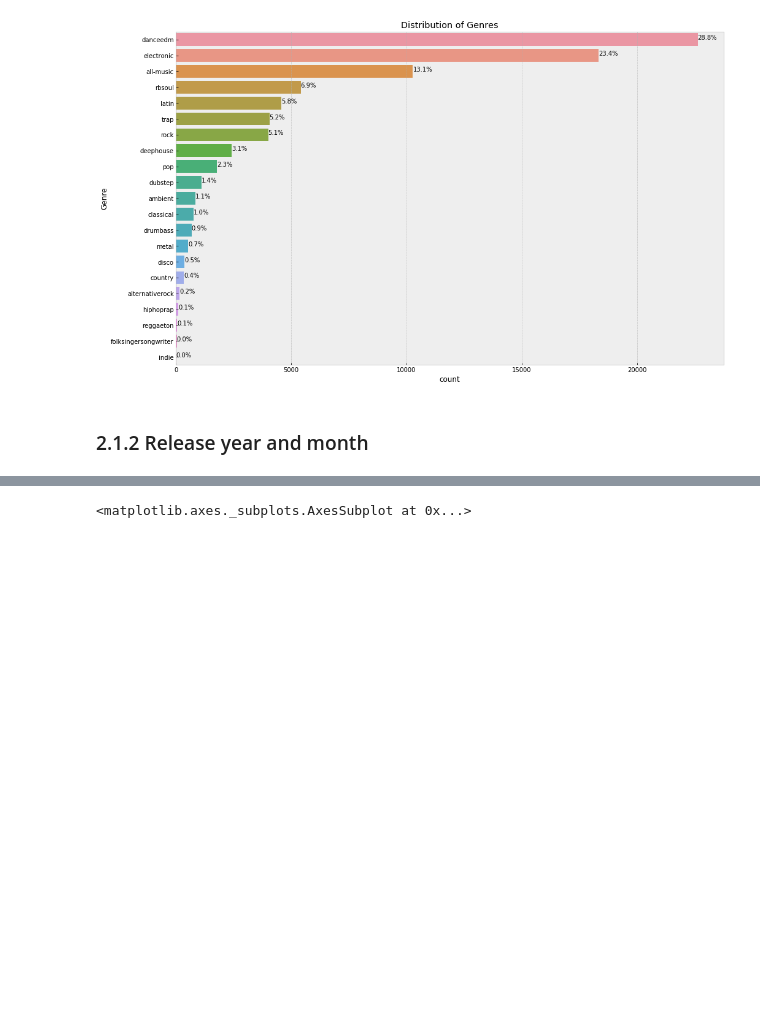
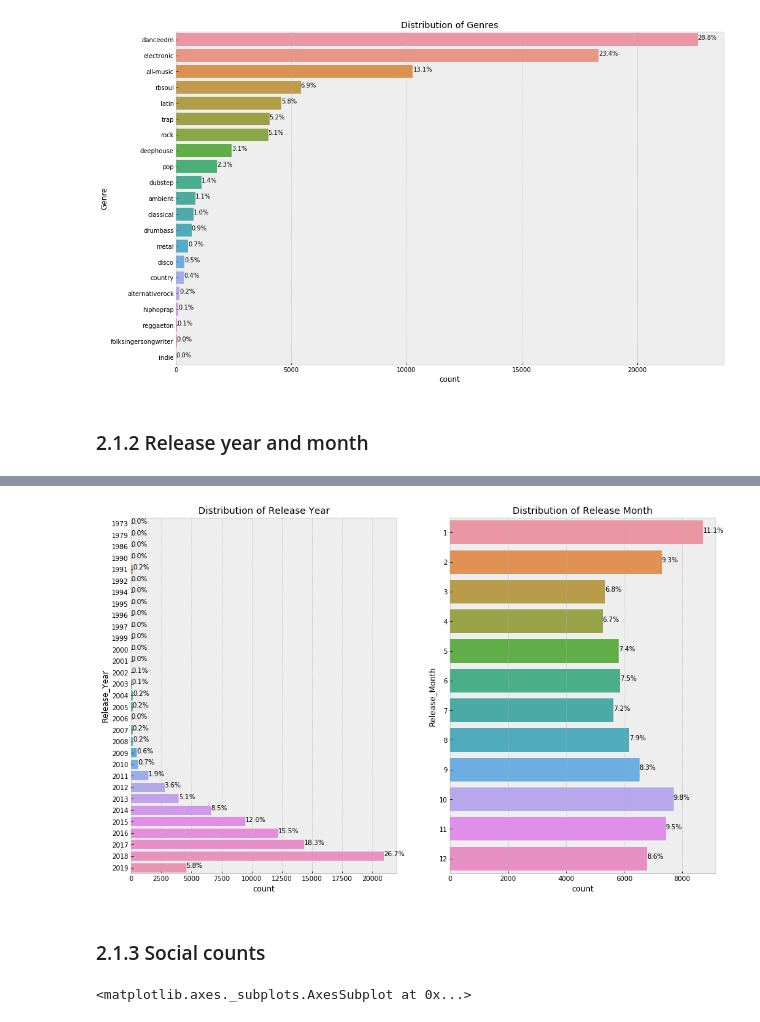
Before and after one commit to Shenghao1993/songs-popularity-prediction, a Jupyter notebook: 1.0-wsh-exploratory-data-analysis.ipynb, the cells around one changed output, grey strips where cells are left out. Saved outputs shown, nothing was run; the diff lists cells and outputs as text; code cells hidden in the pictures; blank space fills up the shorter version.

```diff
--- a/1.0-wsh-exploratory-data-analysis.ipynb
+++ b/1.0-wsh-exploratory-data-analysis.ipynb
@@ -121,3 +133,30 @@ plt.show()
+# %%
+f, ax = plt.subplots(1, 2, figsize=(16, 10))
+sns.countplot(y='Release_Year', data=train_df, ax=ax[0])
+ax[0].set_title('Distribution of Release Year')
+
+total = len(train_df['Release_Year'])
+for p in ax[0].patches:
+    percentage = '{:.1f}%'.format(100 * p.get_width()/total)
+    x = p.get_x() + p.get_width() + 0.02
+    y = p.get_y() + p.get_height()/2
+    ax[0].annotate(percentage, (x, y))
+
+sns.countplot(y='Release_Month', data=train_df, ax=ax[1])
+ax[1].set_title('Distribution of Release Month')
+
+total = len(train_df['Release_Year'])
+for p in ax[1].patches:
+    percentage = '{:.1f}%'.format(100 * p.get_width()/total)
+    x = p.get_x() + p.get_width() + 0.02
+    y = p.get_y() + p.get_height()/2
+    ax[1].annotate(percentage, (x, y))
+
+plt.show()
+# %% [output]
+[figure, added]
+# %% [markdown]
+### 2.1.3 Social counts
 # %%
 fig = plt.figure(figsize=(16, 10))
 ax1 = plt.subplot2grid(shape=(2,6), loc=(0,0), colspan=2)
```
Also changed, not shown: parts of 16 cells of this notebook.
